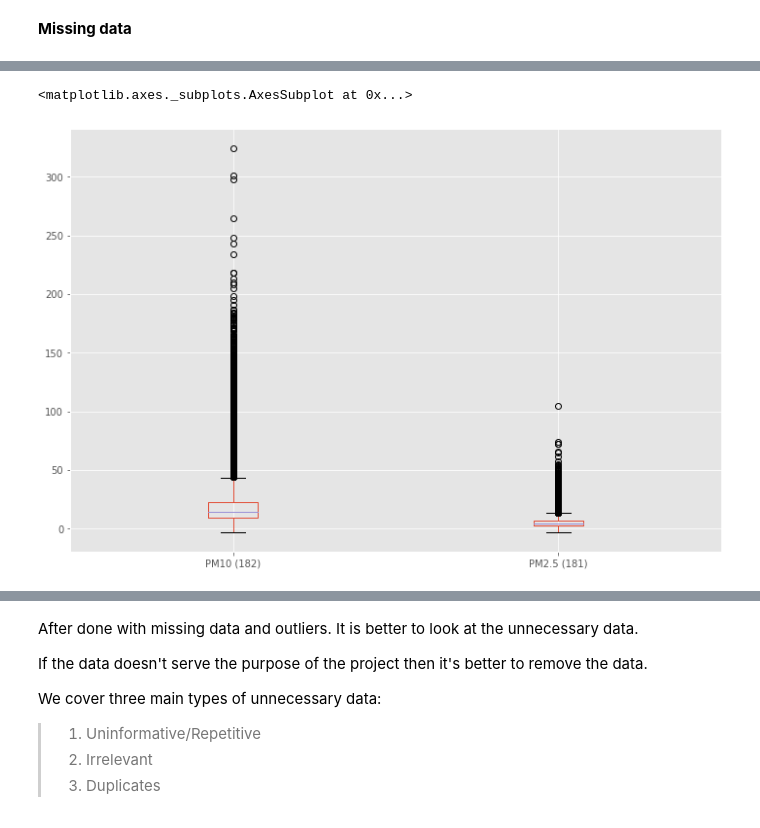
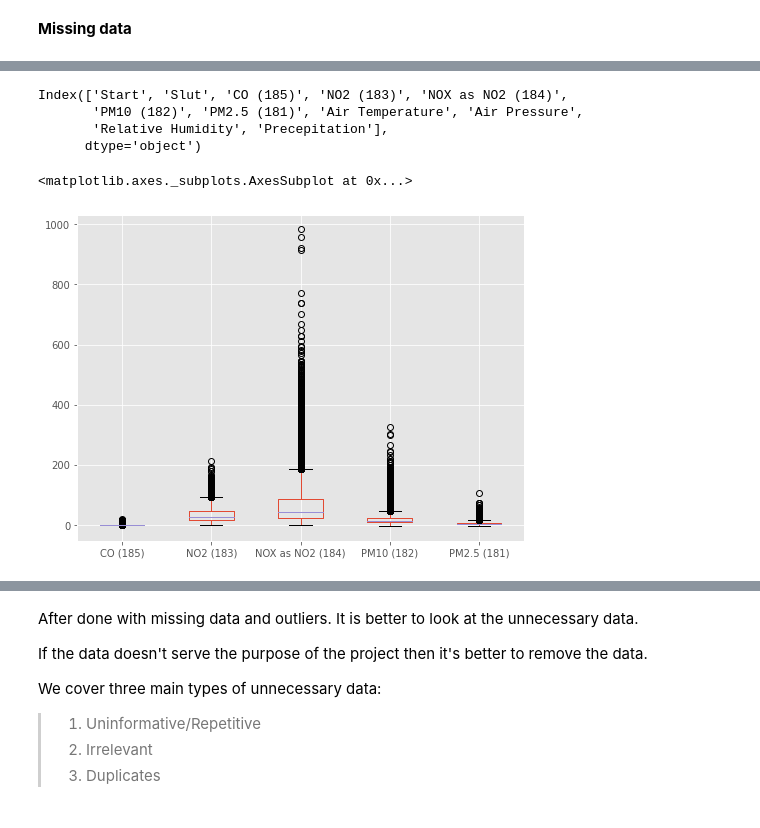
Before and after one commit to evo4np/damp_preprocessing_2018, a Jupyter notebook: station_8779.ipynb, the cells around one changed output, grey strips where cells are left out. Drawn from its saved outputs; the diff is of its cells as text; code cells hidden in the pictures.

```diff
--- a/station_8779.ipynb
+++ b/station_8779.ipynb
@@ -512,8 +97,8 @@ Our data is currently in the form [samples, features] and we are framing the pro
 # %%
 #read the data
-df = 'https://raw.githubusercontent.com/praveenswamy65/Uppsala_ProjectCS_2020/master/8779/8779_merged.csv?token=ANXEMBTOPOCEYXDUTPL5CJK7TGGNU'
-df = pd.read_csv(df)
-df.head()
+df_8779 = 'https://raw.githubusercontent.com/evo4np/damp_preprocessing_2018/master/station_8779/8779_merged.csv'
+df_8779 = pd.read_csv(df_8779)
+df_8779.head()
 # %% [output]
 |  | Start | Slut | CO (185) | NO2 (183) | NOX as NO2 (184) | PM10 (182) | PM2.5 (181) | Air Temperature | ... |
 | 0 | 2014-01-01 00:00:00 | 2014-01-01 01:00 | 0.41 | 27.7 | 58.4 | 69.8 | 45.7 | 2.9 | ... |
@@ -718,6 +325,14 @@ df['PM10 (182)'].hist(bins=10)
+# %%
+df_8779.columns
+# %% [output]
+Index(['Start', 'Slut', 'CO (185)', 'NO2 (183)', 'NOX as NO2 (184)',
+       'PM10 (182)', 'PM2.5 (181)', 'Air Temperature', 'Air Pressure',
+       'Relative Humidity', 'Precepitation'],
+      dtype='object')
 # %%
 #2.Box Plot
-df.boxplot(column=['PM10 (182)', 'PM2.5 (181)'])
+df_8779.boxplot(column=['CO (185)', 'NO2 (183)', 'NOX as NO2 (184)',
+       'PM10 (182)', 'PM2.5 (181)'])
 # %% [output]
 <matplotlib.axes._subplots.AxesSubplot at 0x...>
-[figure, old version]
+[figure, new version]
```
Also changed, not shown: parts of 233 cells of this notebook.
